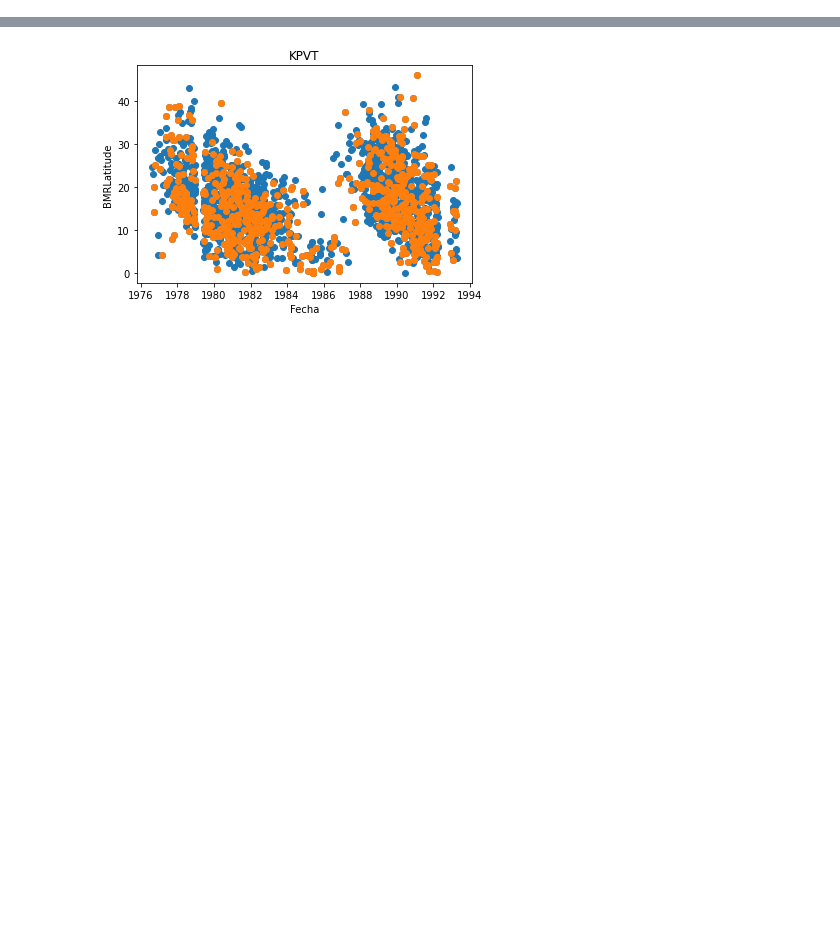
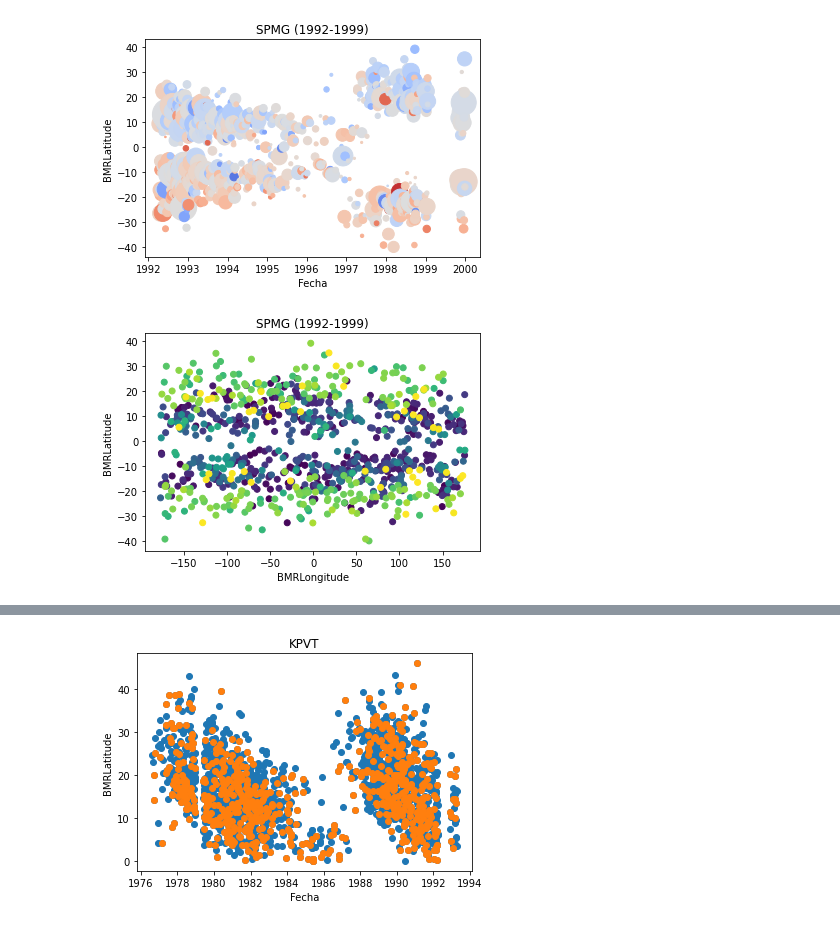
Before and after one commit to bernoulli314/INVESTIGACION, a Jupyter notebook: code.ipynb, the cells around one changed output, grey strips where cells are left out. Drawn from its saved outputs; the diff is of its cells as text; code cells hidden in the pictures; blank space fills up the shorter version.

```diff
--- a/code.ipynb
+++ b/code.ipynb
@@ -18,0 +64,26 @@ plt.show()
+# %%
+flux = tabla_2['BMRFlux']
+
+# Normalizar flujo
+
+def minmax_norm(df_input):
+    return (flux - flux.min()) / (flux.max() - flux.min())
+
+flux_norm = 1000 * minmax_norm(flux)
+
+# plot
+
+plt.scatter(tiempo_2, tabla_2['BMRLatitude'], s=flux_norm, c=tabla_2['Tilt_rel'], cmap='coolwarm')
+plt.title('SPMG (1992-1999)')
+plt.xlabel('Fecha')
+plt.ylabel('BMRLatitude')
+plt.show()
+
+plt.scatter(tabla_2['BMRLongitude'], tabla_2['BMRLatitude'], c=tiempo_2, cmap='viridis')
+plt.title('SPMG (1992-1999)')
+plt.xlabel('BMRLongitude')
+plt.ylabel('BMRLatitude')
+plt.show()
+# %% [output]
+[figure, added]
+[figure, added]
```
Also changed, not shown: parts of 14 cells of this notebook.
